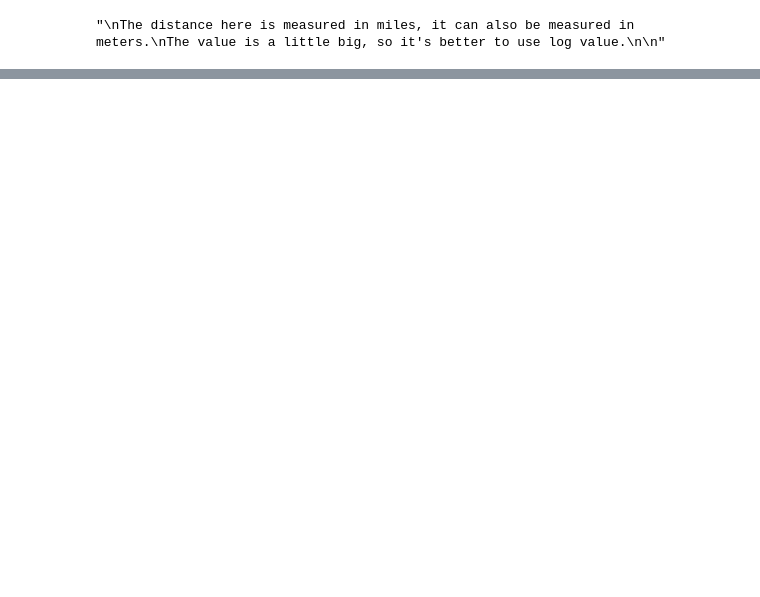
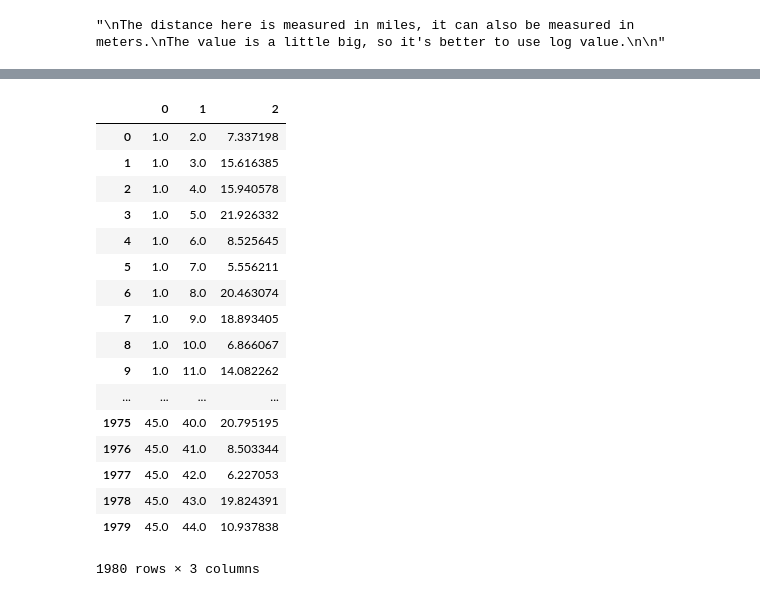
Before and after one commit to zhangyafei601/CompEcon_Fall17, a Jupyter notebook: LoopConditional/PS4_Zhang.ipynb, the cells around one changed output, grey strips where cells are left out. Cells and saved outputs as stored; diff of their text form; code cells hidden in the pictures; blank space fills up the shorter version.

```diff
--- a/LoopConditional/PS4_Zhang.ipynb
+++ b/LoopConditional/PS4_Zhang.ipynb
@@ -49,0 +134,6 @@ ps4_data_2007['match_id'] = ps4_data_2007['buyer_id'].apply(str) + ps4_data_2007
+# %%
+for i in ps4_data_2007['buyer_id']:
+    for j in ps4_data_2007['buyer_id']:
+        if i != j:
+            ob4 = ps4_data_2007['num_stations_buyer'][i - 1] * ps4_data_2007['pop_ths_log'][j - 1]
+            print(i, j, ob4)
@@ -49,0 +165,18 @@ ps4_data_2007['match_id'] = ps4_data_2007['buyer_id'].apply(str) + ps4_data_2007
+# %%
+ps4_2007 = {'ob1': [], 'ob2': [], 'ob3': [], 'ob4': [], 'ob5': [], 'ob6': [],
+            'cf1': [], 'cf2': [], 'cf3': [], 'cf4': [], 'cf5': [], 'cf6': []} # define a dataframe to store the final outputs
+num_coef = 3 # the number of coeffients
+m_y = ps4_data_2007['buyer_id'].count() # the number of observed matches for year y
+varp = np.empty((m_y * (m_y - 1) / 2, (num_coef + num_coef) * 2)) # define an array to store outputs
+
+for b in ps4_data_2007['buyer_id']:
+    for t in ps4_data_2007['target_id']:
+        if b == t:
+            ob1 = ps4_data_2007['num_stations_buyer'][i - 1] * ps4_data_2007['pop_ths_log'][j - 1]
+            print(i, j, ob1)
+        elif j > i:
+            ob3 = ps4_data_2007['num_stations_buyer'][i - 1] * ps4_data_2007['pop_ths_log'][j - 1]
+            print(i, j, ob3)
+        else:
+            ob4 = ps4_data_2007['num_stations_buyer'][i - 1] * ps4_data_2007['pop_ths_log'][j - 1]
+            print(i, j, ob4)
@@ -49,0 +205,10 @@ ps4_data_2007['match_id'] = ps4_data_2007['buyer_id'].apply(str) + ps4_data_2007
+# %%
+z = np.array([0, 0, 0])
+for i in ps4_data_2007['buyer_id']:
+    for j in ps4_data_2007['buyer_id']:
+        if i != j:
+            ob4 = ps4_data_2007['num_stations_buyer'][i - 1] * ps4_data_2007['pop_ths_log'][j - 1]
+            z = np.vstack([z, [i, j, ob4]])
+# %%
+z1 = np.delete(z, 0, 0)
+z1
@@ -50,3 +223,25 @@ ps4_data_2007['match_id'] = ps4_data_2007['buyer_id'].apply(str) + ps4_data_2007
+# %%
+df = pd.DataFrame(z1)
+df
+# %% [output]
+|  | 0 | 1 | 2 |
+| 0 | 1.0 | 2.0 | 7.337198 |
+| 1 | 1.0 | 3.0 | 15.616385 |
+| 2 | 1.0 | 4.0 | 15.940578 |
+| 3 | 1.0 | 5.0 | 21.926332 |
+| 4 | 1.0 | 6.0 | 8.525645 |
+| 5 | 1.0 | 7.0 | 5.556211 |
+| 6 | 1.0 | 8.0 | 20.463074 |
+| 7 | 1.0 | 9.0 | 18.893405 |
+| 8 | 1.0 | 10.0 | 6.866067 |
+| 9 | 1.0 | 11.0 | 14.082262 |
+| ... | ... | ... | ... |
+| 1975 | 45.0 | 40.0 | 20.795195 |
+| 1976 | 45.0 | 41.0 | 8.503344 |
+| 1977 | 45.0 | 42.0 | 6.227053 |
+| 1978 | 45.0 | 43.0 | 19.824391 |
+| 1979 | 45.0 | 44.0 | 10.937838 |
+1980 rows × 3 columns
 # %%
 ps4_data_2007_merge1 = ps4_data_2007.rename(columns = {'num_stations_buyer':'num_stations_buyer_merge1', 'pop_ths_log': 'pop_ths_log_merge1',
                                'corp_owner_buyer': 'corp_owner_buyer_merge1', 'log_distance': 'log_distance_merge1'}, inplace = True)
```
Also changed, not shown: parts of 19 cells of this notebook, 1 other file.
